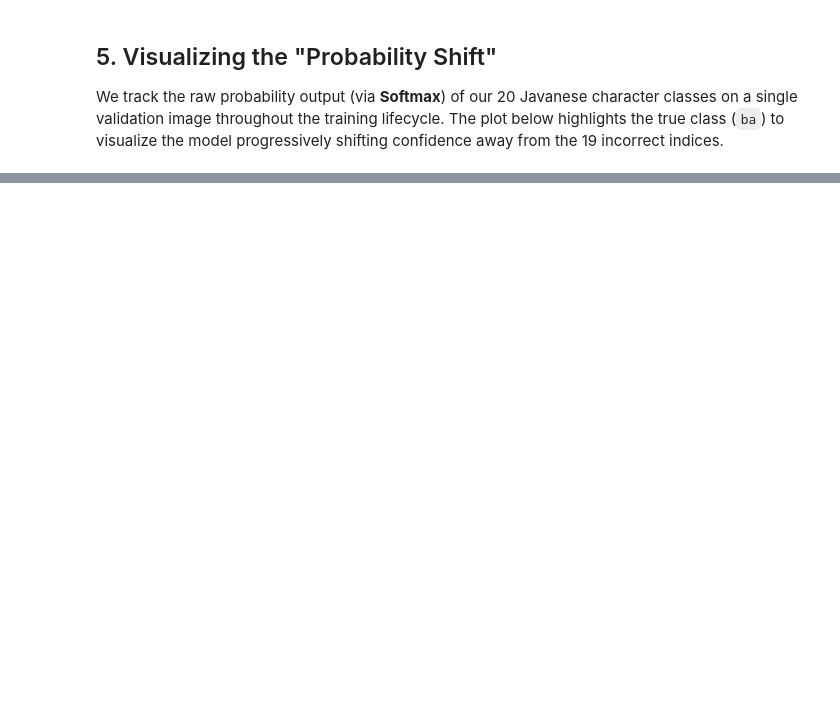
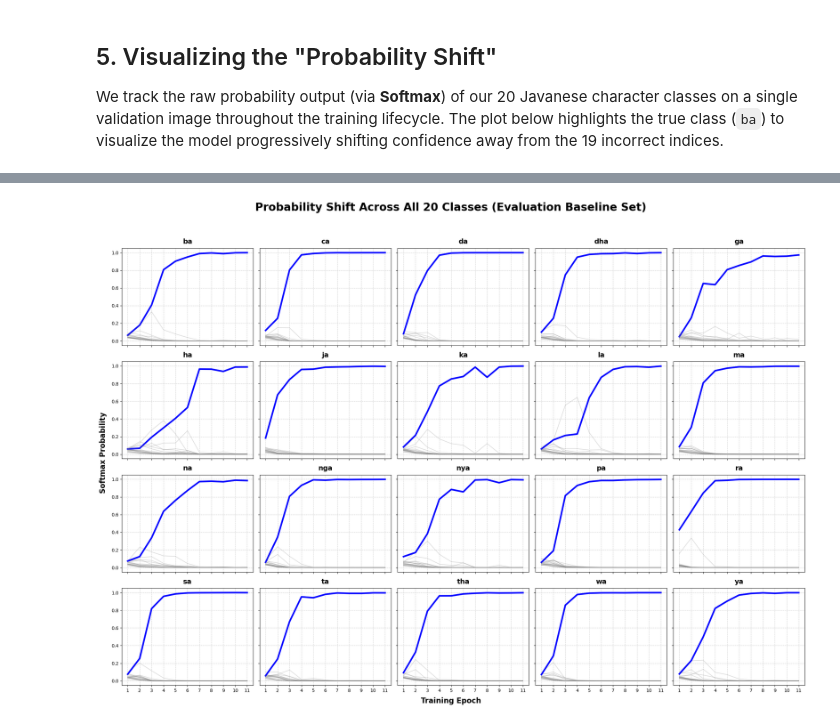
Before and after one commit to harrymardika/aksara-jawa, a Jupyter notebook: model.ipynb, the cells around one changed output, grey strips where cells are left out. Cells and saved outputs as stored; diff of their text form; code cells hidden in the pictures; blank space fills up the shorter version.

```diff
--- a/model.ipynb
+++ b/model.ipynb
@@ -586,0 +591,91 @@ Epoch 02:
+# %%
+import pandas as pd
+import matplotlib.pyplot as plt
+from IPython.display import display  # Native rendering in Jupyter
+
+# =====================================================================
+# 3. Post-Training Output A (The Epoch Table)
+# =====================================================================
+table_data = {}
+epochs_list = []
+
+for label_idx, history in probability_history_20.items():
+    class_name = classes[label_idx]
+
+    # Extract structural epoch list just once
+    if not epochs_list:
+        epochs_list = [entry[0] for entry in history]
+
+    # Map the isolated True Class probability across all epochs
+    true_class_probs = [entry[1][label_idx] for entry in history]
+    table_data[class_name] = true_class_probs
+
+# Build DataFrame: Rows=Classes, Columns=Epochs
+df_probs = pd.DataFrame(table_data, index=[f"Epoch {e}" for e in epochs_list]).T
+print("--- Output A: True Class Probability Progression Across Epochs ---")
+display(df_probs.style.format("{:.4f}").background_gradient(cmap="Blues", axis=1))
+
+# =====================================================================
+# 4. Post-Training Output B (Visualizing the "Probability Shift" Grid)
+# =====================================================================
+print("\n--- Output B: 20-Class Probability Shift Grid ---")
+fig, axes = plt.subplots(4, 5, figsize=(22, 16), sharex=True, sharey=True)
+axes = axes.flatten()
+
+for plot_idx, (label_idx, history) in enumerate(probability_history_20.items()):
+    ax = axes[plot_idx]
+    class_name = classes[label_idx]
+
+    # Matrix shape: (num_epochs, 20)
+    probs_matrix = np.array([entry[1] for entry in history])
+
+    # Plot all 20 output classes per individual validation image
+    for c_idx in range(len(classes)):
+        if c_idx == label_idx:
+            # Highlight the path of the true class
+            ax.plot(
+                epochs_list,
+                probs_matrix[:, c_idx],
+                color="blue",
+                linewidth=3.5,
+                label=f"True: {class_name}",
+            )
+        else:
+            # De-emphasize the 19 incorrect classes
+            ax.plot(
+                epochs_list,
+                probs_matrix[:, c_idx],
+                color="gray",
+                linewidth=1.2,
+                alpha=0.3,
+            )
+
+    # Subplot styling
+    ax.set_title(class_name, fontsize=15, fontweight="bold", pad=10)
+    ax.set_ylim(-0.05, 1.05)
+
+    # Tick structuring to keep X axis clean
+    ax.set_xticks(epochs_list[:: max(1, len(epochs_list) // 10)])
+    ax.grid(True, linestyle="--", alpha=0.6)
+
+# Main figure titling & Global labels
+fig.text(0.5, 0.02, "Training Epoch", ha="center", fontsize=16, fontweight="bold")
+fig.text(
+    0.01,
+    0.5,
+    "Softmax Probability",
+    va="center",
+    rotation="vertical",
+    fontsize=16,
+    fontweight="bold",
+)
+plt.suptitle(
+    "Probability Shift Across All 20 Classes (Evaluation Baseline Set)",
+    fontsize=24,
+    y=0.98,
+    fontweight="bold",
+)
+
+plt.tight_layout(rect=[0.02, 0.03, 1, 0.95])
+plt.show()
+# %% [output]
@@ -586,0 +701 @@ Epoch 02:
+[figure, added]
```
Also changed, not shown: parts of 3 cells of this notebook, 3 other files.
